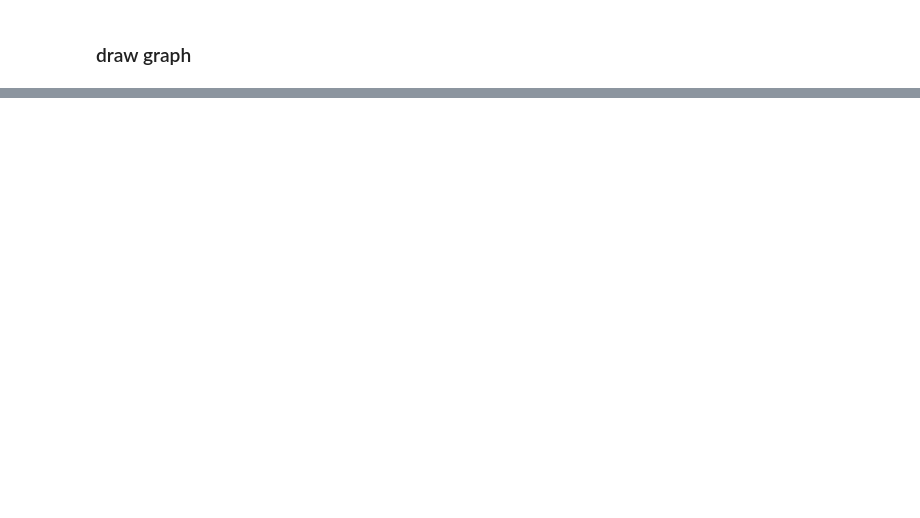
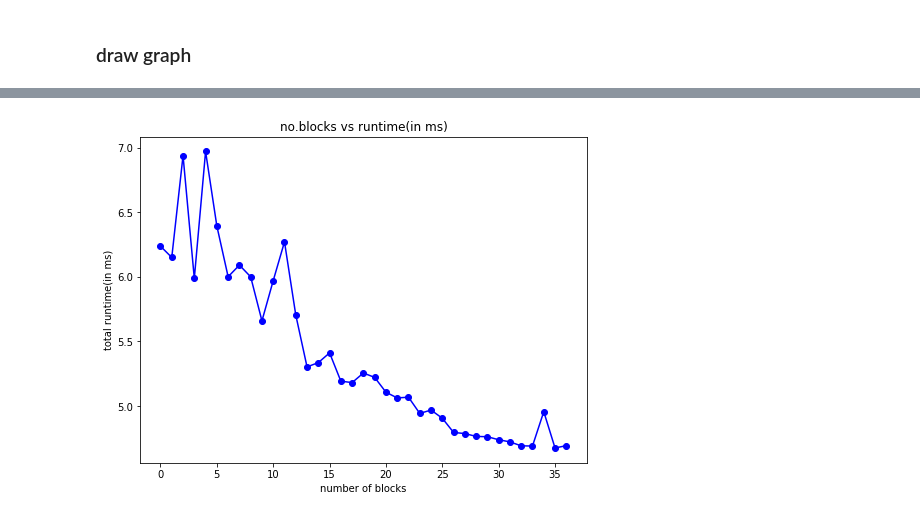
Before and after one commit to yangxvlin/Board-Game-Chexer-AI, a Jupyter notebook: project1/report.ipynb, the cells around one changed output, grey strips where cells are left out. Saved outputs shown, nothing was run; the diff lists cells and outputs as text; code cells hidden in the pictures; blank space fills up the shorter version.

```diff
--- a/project1/report.ipynb
+++ b/project1/report.ipynb
@@ -40,2 +76,22 @@ summary_clean[summary_clean["runtime(in ms)"] >= 30 * 1000]
 # %% [markdown]
 ### draw graph
+# %%
+grouped = summary.groupby('number of pieces')
+p_runtime = []
+p_preprocess_time = []
+p_execution_time = []
+players = []
+for i, group in grouped:
+    players.append(i)
+    p_runtime.append(group['runtime(in ms)'].mean())
+    p_preprocess_time.append(group['preprocess time(in ms)'].mean())
+    p_execution_time.append(p_runtime[len(p_runtime) - 1] - p_preprocess_time[len(p_preprocess_time) - 1])
+
+
+plt.figure(figsize = [8, 6])
+
+plt.plot(player, p_runtime, "bo-")
+plt.title("no.player vs runtime(in ms)")
+plt.xlabel("number of players")
+plt.ylabel("total runtime(in ms)")
+plt.show()
@@ -41,0 +100,26 @@ summary_clean[summary_clean["runtime(in ms)"] >= 30 * 1000]
+# %%
+grouped = summary.groupby('number of blocks')
+b_runtime = []
+b_preprocess_time = []
+b_execution_time = []
+blocks = []
+for i, group in grouped:
+    blocks.append(i)
+    b_runtime.append(group['runtime(in ms)'].mean())
+    b_preprocess_time.append(group['preprocess time(in ms)'].mean())
+    b_execution_time.append(b_runtime[len(b_runtime) - 1] - b_preprocess_time[len(b_preprocess_time) - 1])
+# %%
+from math import log
+
+loged = list(map(log, b_runtime))
+
+plt.figure(figsize = [8, 6])
+
+# plt.plot(blocks, b_runtime, "bo-")
+plt.plot(blocks, loged, "bo-")
+plt.title("no.blocks vs runtime(in ms)")
+plt.xlabel("number of blocks")
+plt.ylabel("total runtime(in ms)")
+plt.show()
+# %% [output]
+[figure, added]
```
Also changed, not shown: parts of 9 cells of this notebook.
